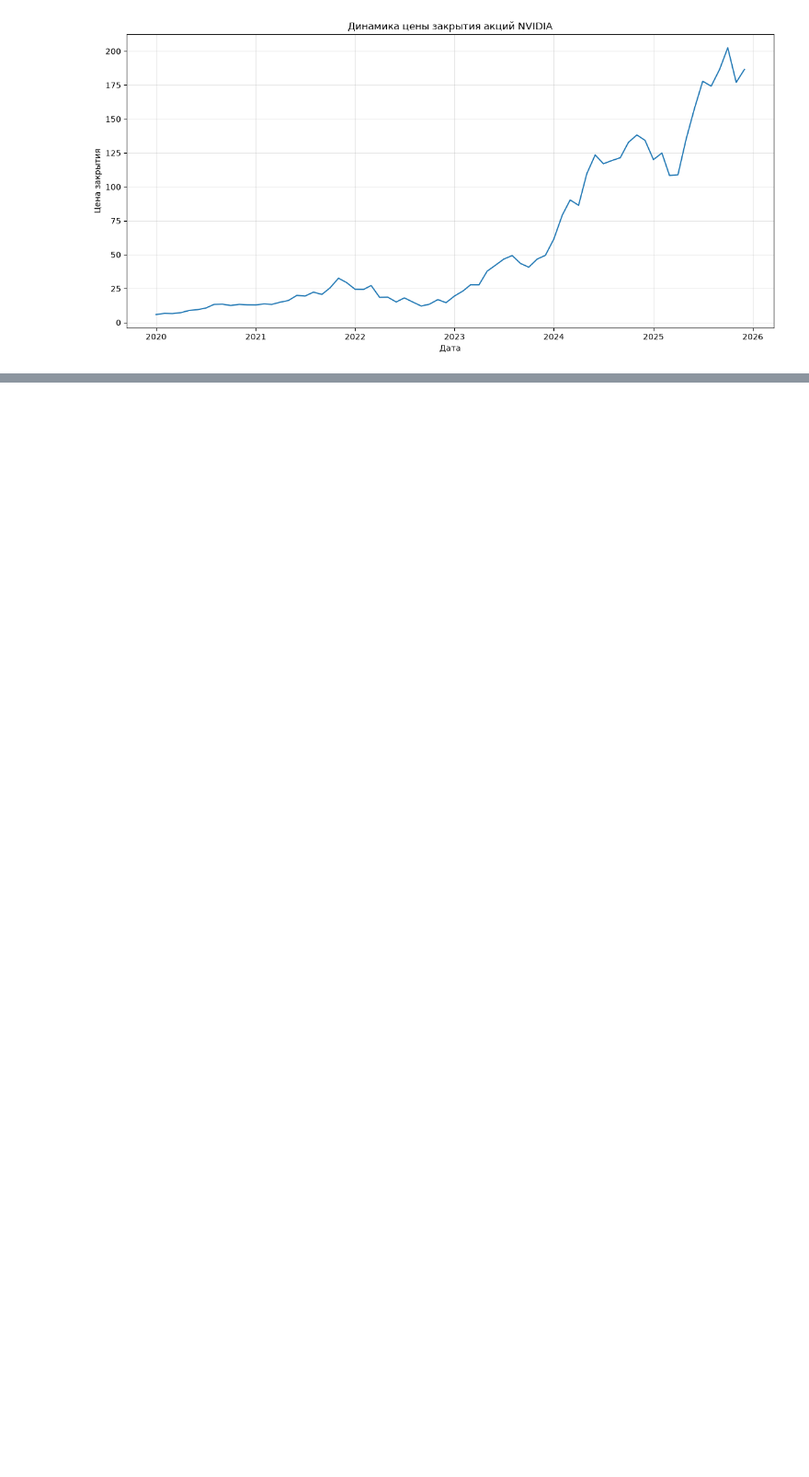
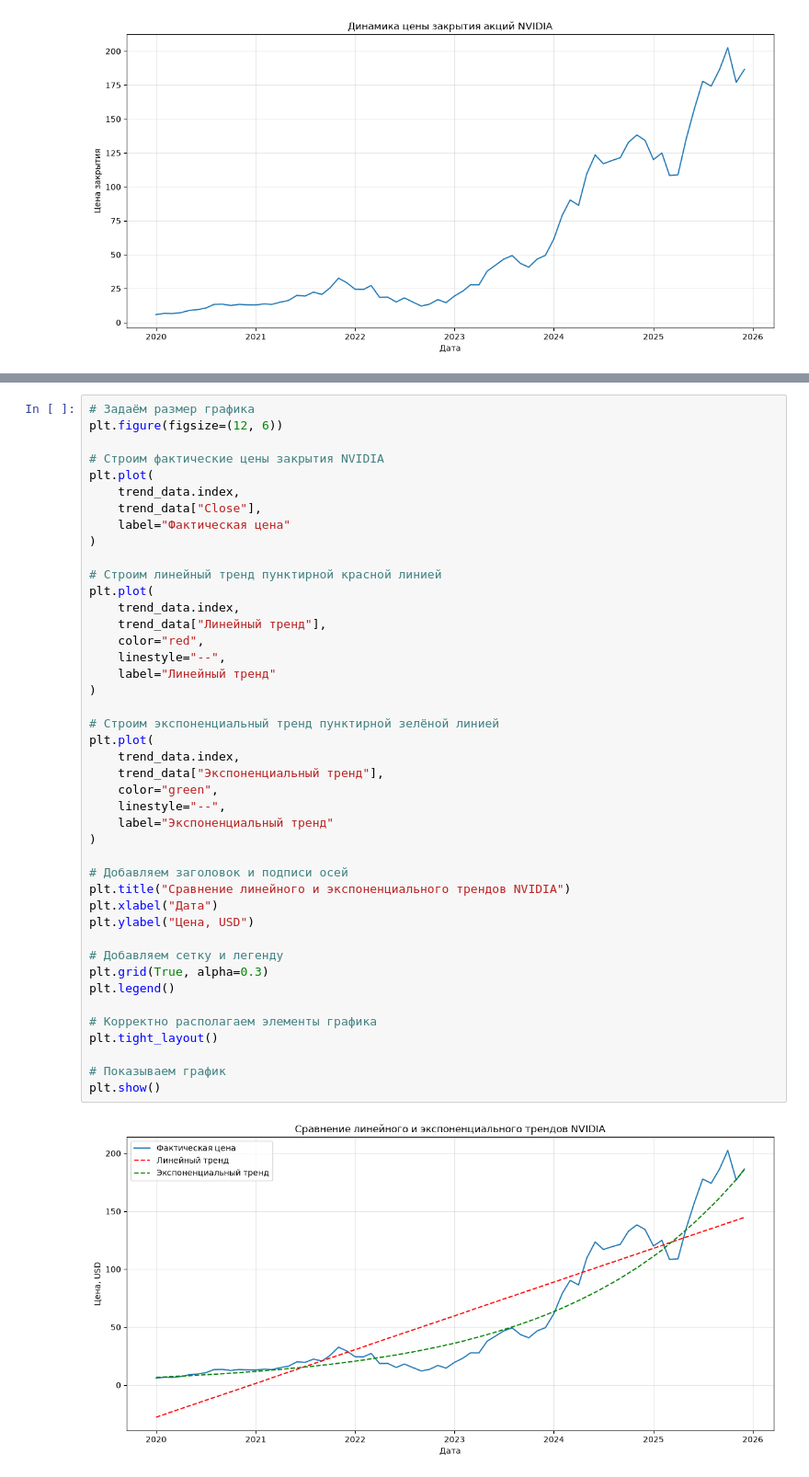
Before and after one commit to BogdanDelektorskiy/hse_minor_quantitative_finance, a Jupyter notebook: practical_work_1/time_series_analysis.ipynb, the cells around one changed output, grey strips where cells are left out. Shown at 92% size. Drawn from its saved outputs; the diff is of its cells as text; blank space fills up the shorter version.

```diff
--- a/practical_work_1/time_series_analysis.ipynb
+++ b/practical_work_1/time_series_analysis.ipynb
@@ -233,0 +427,45 @@ nbformat: 5.11.1
+# %%
+# Задаём размер графика
+plt.figure(figsize=(12, 6))
+
+# Строим фактические цены закрытия NVIDIA
+plt.plot(
+    trend_data.index,
+    trend_data["Close"],
+    label="Фактическая цена"
+)
+
+# Строим линейный тренд пунктирной красной линией
+plt.plot(
+    trend_data.index,
+    trend_data["Линейный тренд"],
+    color="red",
+    linestyle="--",
+    label="Линейный тренд"
+)
+
+# Строим экспоненциальный тренд пунктирной зелёной линией
+plt.plot(
+    trend_data.index,
+    trend_data["Экспоненциальный тренд"],
+    color="green",
+    linestyle="--",
+    label="Экспоненциальный тренд"
+)
+
+# Добавляем заголовок и подписи осей
+plt.title("Сравнение линейного и экспоненциального трендов NVIDIA")
+plt.xlabel("Дата")
+plt.ylabel("Цена, USD")
+
+# Добавляем сетку и легенду
+plt.grid(True, alpha=0.3)
+plt.legend()
+
+# Корректно располагаем элементы графика
+plt.tight_layout()
+
+# Показываем график
+plt.show()
+# %% [output]
+[figure, added]
```
Also changed, not shown: parts of 92 cells of this notebook.
